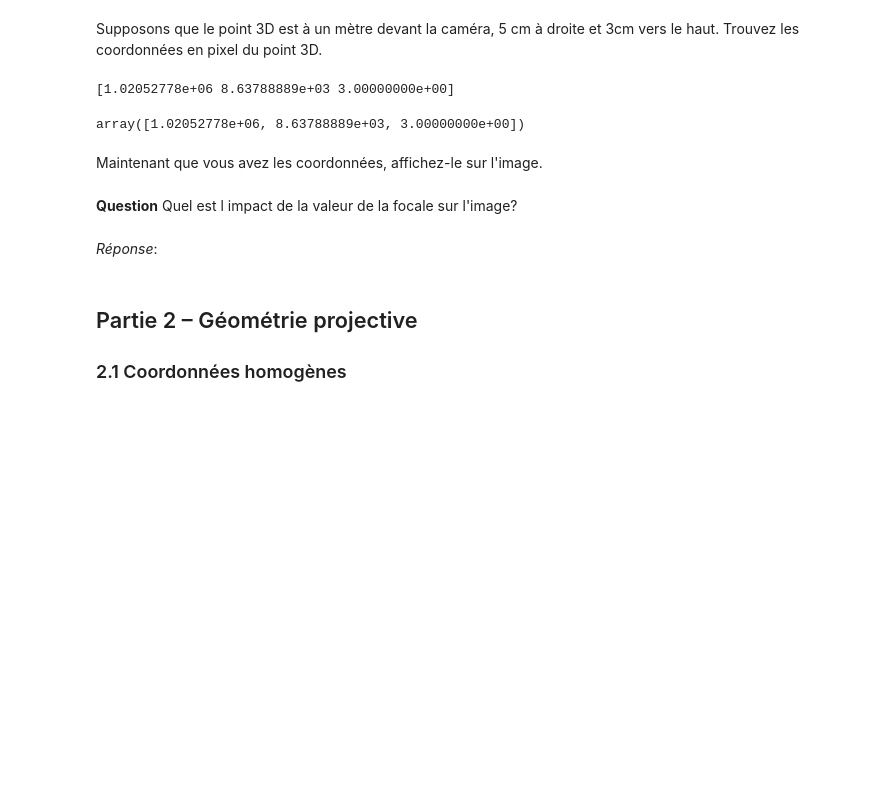
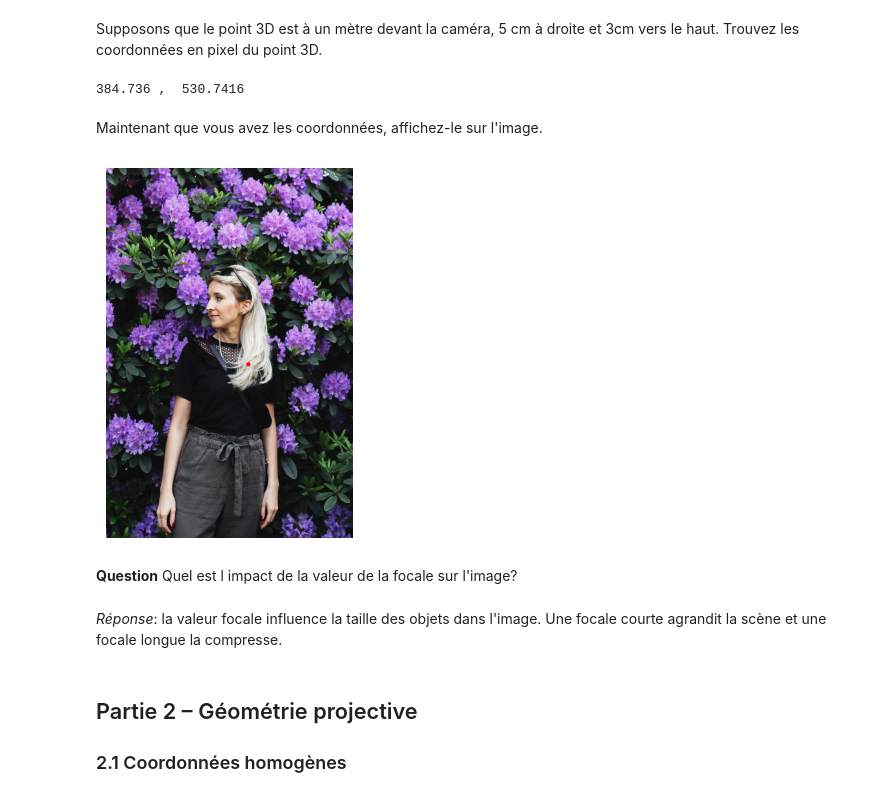
Before and after one commit to RodrigoFernandes-DA/TPs_Univ, a Jupyter notebook: CV/TP1-Etudiants.ipynb, the cells around one changed output. Cells and saved outputs as stored; diff of their text form; code cells hidden in the pictures; blank space fills up the shorter version.

```diff
--- a/CV/TP1-Etudiants.ipynb
+++ b/CV/TP1-Etudiants.ipynb
@@ -151,39 +151,45 @@ print(f_px)
 1019.0277777777778
 # %% [markdown]
 Dans cette partie, nous allons analyser les principes de base introduits en cours pour représenter la relation entre un point 3D (P(X,Y,Z)). Compléter la fonction suivante pour retourner les coordonnées du point sur le plan image. c_x et c_y sont les coordonnées du centre optique.
-# %%
-
-def projection_stenope(P, f, cx, cy):
-
-    P.append(1)
-    K = np.zeros((3,4))
-    K[0,0] = focal_mm_to_px(f_mm, sensor_width_mm, 667)
-    K[1,1] = focal_mm_to_px(f_mm, sensor_width_mm, 1000)
-    K[2,2] = 1
-    K[0,2] = cx
-    K[1,2] = cy
-
-    proj = np.dot(K,P)
-    print(proj)
-
-    return proj
+# %%
+def projection_stenope(P, f, cx, cy):
+    X, Y, Z = P
+    u = f * X / Z + cx
+    v = f * Y / Z + cy
+    return (u, v)
 # %% [markdown]
 Supposons que le point 3D est à un mètre devant la caméra, 5 cm à droite et 3cm vers le haut. Trouvez les coordonnées en pixel du point 3D.
 # %%
 # A compléter
-P = [1000, 5, 3]
-projection_stenope(P, f_px, 1000/2, 667//2)
+P = (0.05,0.03,1)
+c_x = 667/2
+c_y = 1000/2
+f = 1024.72
+u,v  =  projection_stenope(P, f, c_x, c_y)
+
+print(u,", ",v)
 # %% [output]
-[1.02052778e+06 8.63788889e+03 3.00000000e+00]
+384.736 ,  530.7416
-array([1.02052778e+06, 8.63788889e+03, 3.00000000e+00])
 # %% [markdown]
 Maintenant que vous avez les coordonnées, affichez-le sur l'image.
 # %%
 # A compléter
+from PIL import Image, ImageDraw
+
+draw = ImageDraw.Draw(img)
+r = 5
+draw.ellipse((u-r, v-r, u+r, v+r), fill="red")
+
+
+plt.imshow(img)
+plt.axis("off")
+plt.show()
+# %% [output]
+[figure, added]
 # %% [markdown]
 **Question** Quel est l impact de la valeur de la focale sur l'image?
 # %% [markdown]
-*Réponse*:
+*Réponse*: la valeur focale influence la taille des objets dans l'image. Une focale courte agrandit la scène et une focale longue la compresse.
 # %% [markdown]
 ## Partie 2 – Géométrie projective
 
```
Also changed, not shown: parts of 9 cells of this notebook, 9 other files.
